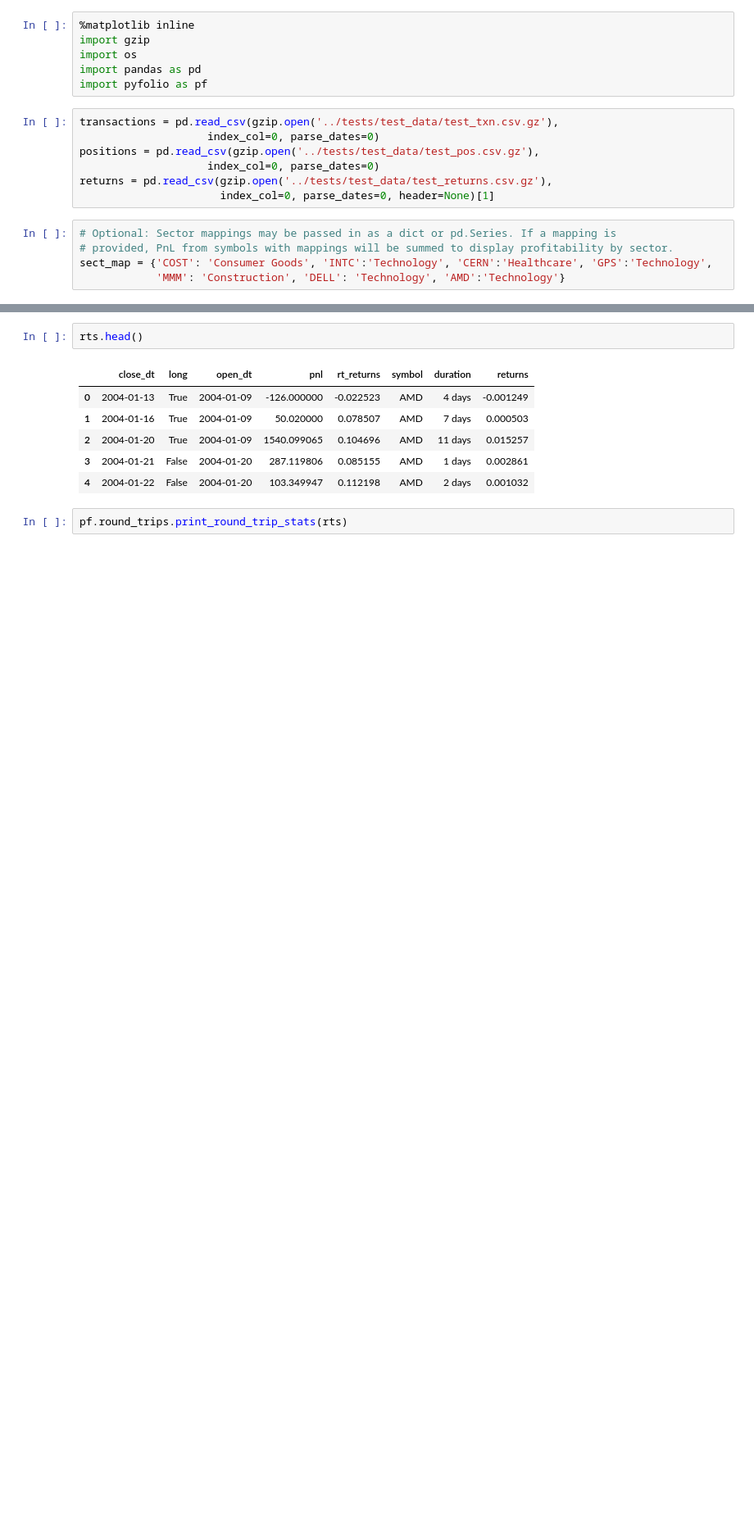
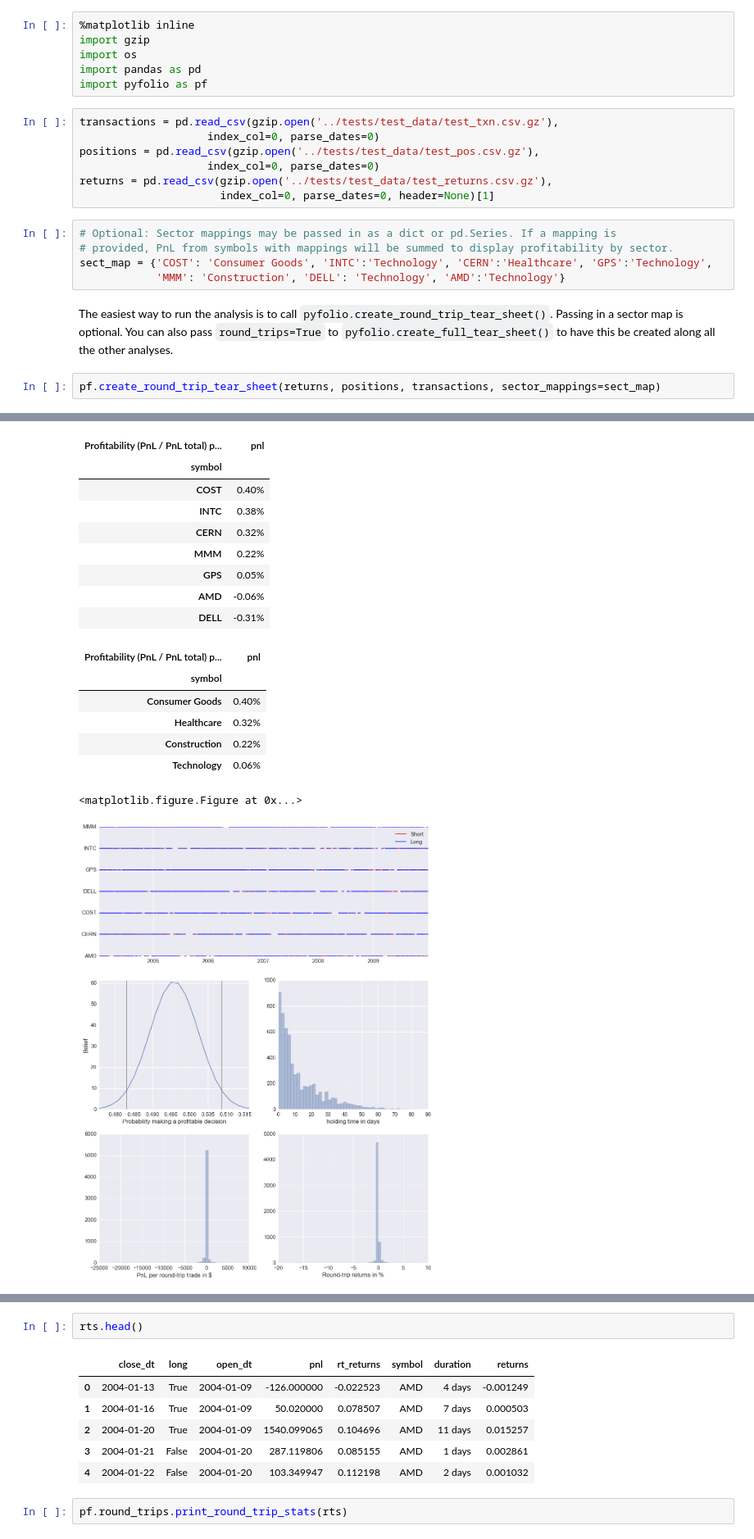
Before and after one commit to quantopian/pyfolio, a Jupyter notebook: pyfolio/examples/round_trip_example.ipynb, the cells around one changed output, grey strips where cells are left out. Shown at 82% size. Saved outputs shown, nothing was run; the diff lists cells and outputs as text; blank space fills up the shorter version.

```diff
--- a/pyfolio/examples/round_trip_example.ipynb
+++ b/pyfolio/examples/round_trip_example.ipynb
@@ -24,3 +24,8 @@ returns = pd.read_csv(gzip.open('../tests/test_data/test_returns.csv.gz'),
 # provided, PnL from symbols with mappings will be summed to display profitability by sector.
 sect_map = {'COST': 'Consumer Goods', 'INTC':'Technology', 'CERN':'Healthcare', 'GPS':'Technology',
             'MMM': 'Construction', 'DELL': 'Technology', 'AMD':'Technology'}
+# %% [markdown]
+The easiest way to run the analysis is to call `pyfolio.create_round_trip_tear_sheet()`. Passing in a sector map is optional. You can also pass `round_trips=True` to `pyfolio.create_full_tear_sheet()` to have this be created along all the other analyses.
+# %%
+pf.create_round_trip_tear_sheet(returns, positions, transactions, sector_mappings=sect_map)
+# %% [output]
@@ -26,0 +72,17 @@ sect_map = {'COST': 'Consumer Goods', 'INTC':'Technology', 'CERN':'Healthcare',
+| Profitability (PnL / PnL total) p... | pnl |
+| symbol |  |
+| COST | 0.40% |
+| INTC | 0.38% |
+| CERN | 0.32% |
+| MMM | 0.22% |
+| GPS | 0.05% |
+| AMD | -0.06% |
+| DELL | -0.31% |
+| Profitability (PnL / PnL total) p... | pnl |
+| symbol |  |
+| Consumer Goods | 0.40% |
+| Healthcare | 0.32% |
+| Construction | 0.22% |
+| Technology | 0.06% |
+<matplotlib.figure.Figure at 0x...>
+[figure, added]
```
Also changed, not shown: parts of 4 cells of this notebook, 1 other file.
